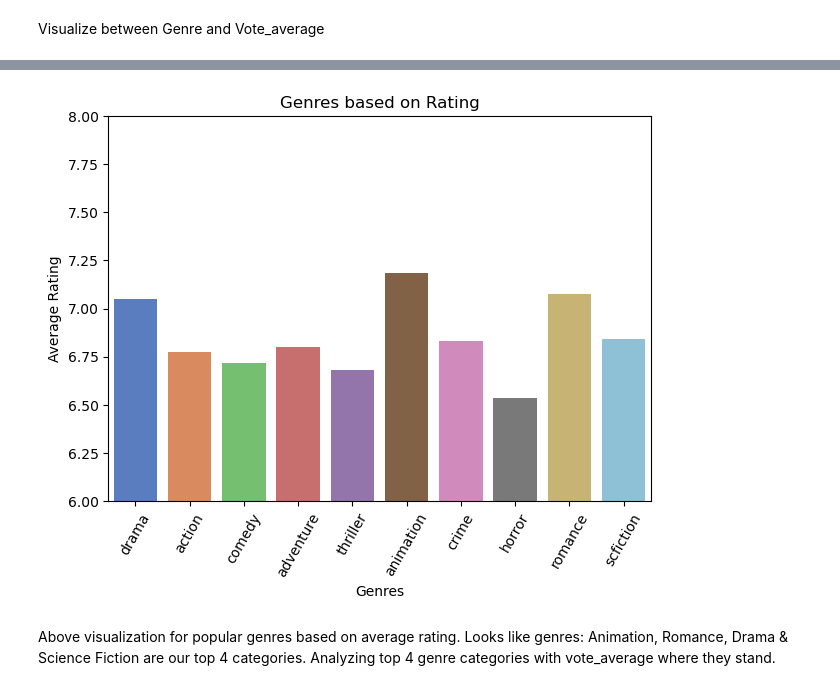
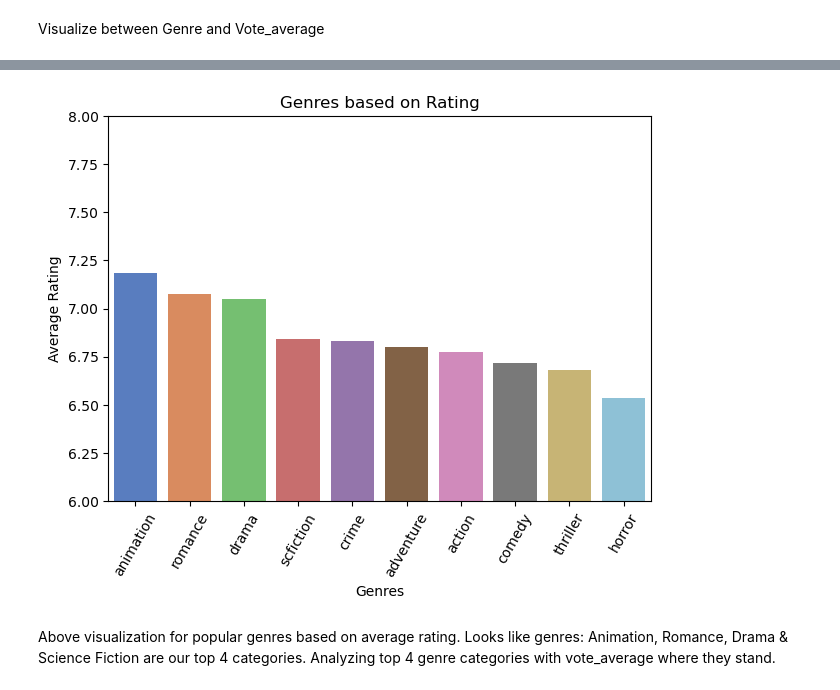
Before and after one commit to YamunaU75/FortuneMoviePhase2, a Jupyter notebook: index.ipynb, the cells around one changed output, grey strips where cells are left out. Drawn from its saved outputs; the diff is of its cells as text; code cells hidden in the pictures.

```diff
--- a/index.ipynb
+++ b/index.ipynb
@@ -721,21 +741,22 @@ tmdb_movies1_subset.to_csv("C:/Users/uyamu/Documents/Phase2/tmdbmovie_subset.csv
 # %%
 # Visualize Genre vs vote_average
-genre = tmdb_movies1_subset['genre_list'].value_counts().nlargest(10).index
+
+genre = ['animation', 'romance', 'drama', 'scfiction', 'crime', 'adventure', 'action', 'comedy', 'thriller', 'horror']
 
 plt.figure(figsize = (7,5))
 sns.barplot(x='genre_list', y ='vote_average', data=tmdb_movies1_subset, order = genre, palette='muted', ci= None)
 
 # Add labels and title
 plt.xlabel('Genres')
 plt.ylabel('Average Rating')
 plt.xticks(rotation = 60)
 plt.ylim(ymin=6, ymax=8)
 plt.title('Genres based on Rating')
 
 # Show the plot
 plt.show()
 # %% [output]
-[figure, old version]
+[figure, new version]
 # %% [markdown]
 Above visualization for popular genres based on average rating. Looks like genres: Animation, Romance, Drama & Science Fiction
 are our top 4 categories. Analyzing top 4 genre categories with vote_average where they stand.
```
Also changed, not shown: parts of 4 cells of this notebook, 4 other files.
